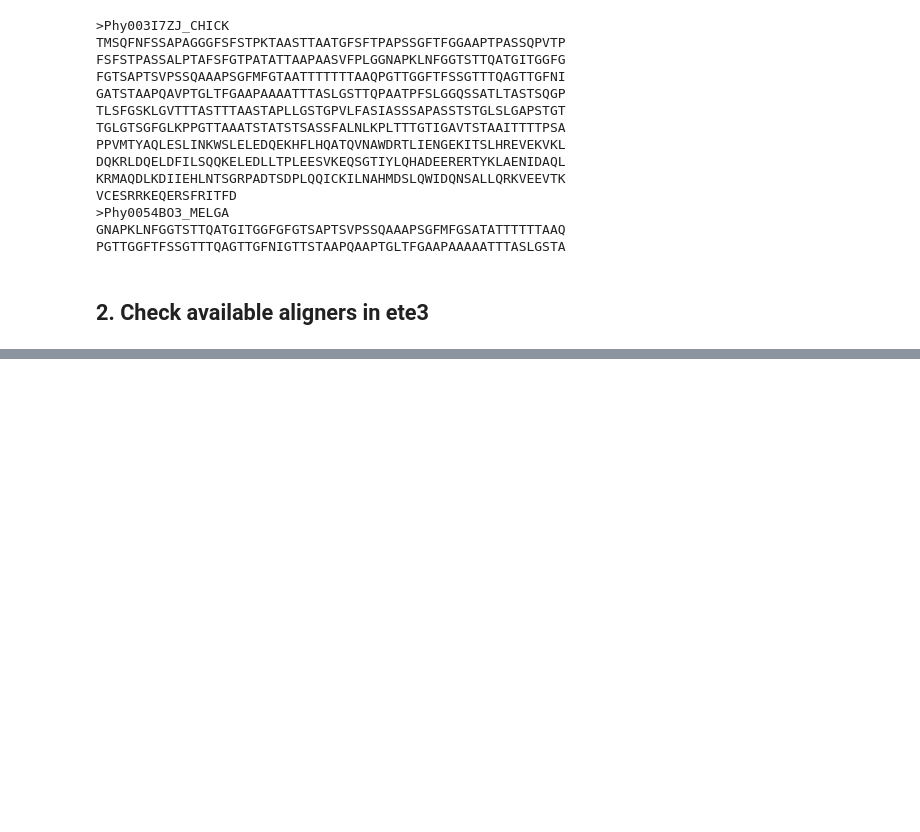
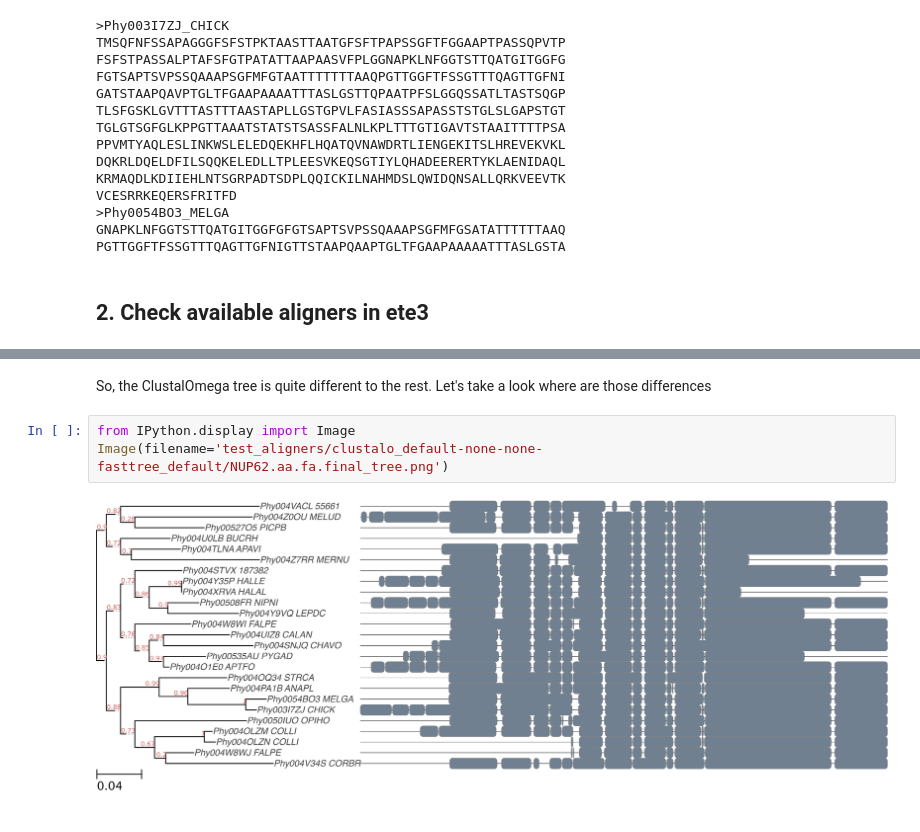
Before and after one commit to etetoolkit/cookbook, a Jupyter notebook: recipes/ete_build_metaworkflow.ipynb, the cells around one changed output, grey strips where cells are left out. Cells and saved outputs as stored; diff of their text form; blank space fills up the shorter version.

```diff
--- a/recipes/ete_build_metaworkflow.ipynb
+++ b/recipes/ete_build_metaworkflow.ipynb
@@ -58,0 +123,7 @@ trimal_gappyout | trimal   |
+# %% [markdown]
+So, the ClustalOmega tree is quite different to the rest. Let's take a look where are those differences
+# %%
+from IPython.display import Image
+Image(filename='test_aligners/clustalo_default-none-none-fasttree_default/NUP62.aa.fa.final_tree.png')
+# %% [output]
+[figure, added]
```
Also changed, not shown: parts of 12 cells of this notebook, 1 other file.
